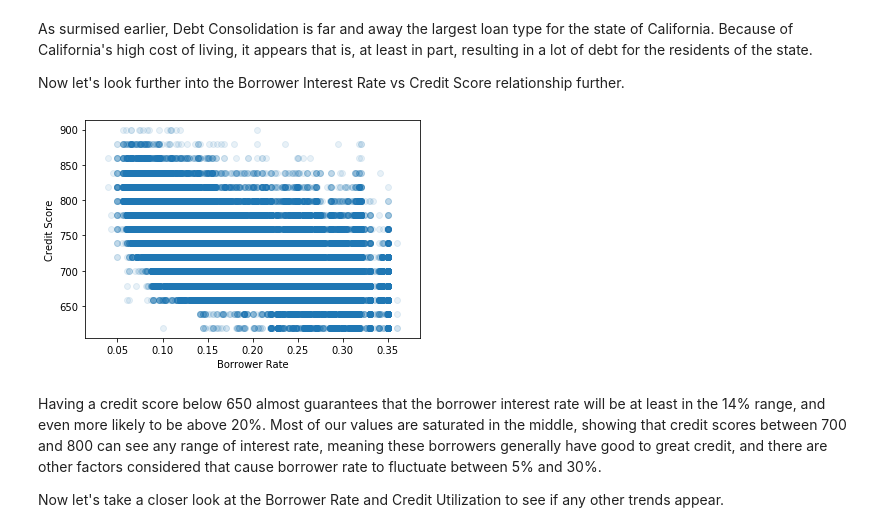
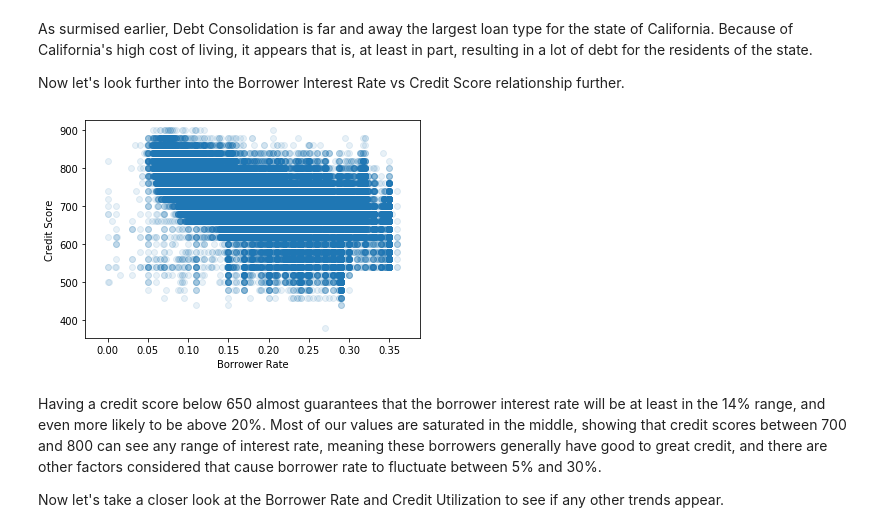
Before and after one commit to PhilipKarns/prosper_loan_data_visualization, a Jupyter notebook: prosper_loan_data_visualization.ipynb, the cells around one changed output. Cells and saved outputs as stored; diff of their text form; code cells hidden in the pictures.

```diff
--- a/prospect_loan_data_visualization.ipynb
+++ b/prosper_loan_data_visualization.ipynb
@@ -360,13 +365,15 @@ As surmised earlier, Debt Consolidation is far and away the largest loan type fo
 
 Now let's look further into the Borrower Interest Rate vs Credit Score relationship further.
 # %%
-# scatter plot of Prosper Score vs Credit Score
+# scatter plot of interest rate vs Credit Score
+loans_flag = (loans['CreditScoreRangeUpper'] > 300)
+loans_300 = loans.loc[loans_flag,:]
 
-plt.scatter(data = loans_sub, x = 'BorrowerRate', y = 'CreditScoreRangeUpper', alpha = 1/10)
+plt.scatter(data = loans_300, x = 'BorrowerRate', y = 'CreditScoreRangeUpper', alpha = 1/10)
 plt.xlabel('Borrower Rate')
 plt.ylabel('Credit Score');
 # %% [output]
-[figure, old version]
+[figure, new version]
 # %% [markdown]
 Having a credit score below 650 almost guarantees that the borrower interest rate will be at least in the 14% range, and even more likely to be above 20%. Most of our values are saturated in the middle, showing that credit scores between 700 and 800 can see any range of interest rate, meaning these borrowers generally have good to great credit, and there are other factors considered that cause borrower rate to fluctuate between 5% and 30%.
 
```
Also changed, not shown: parts of 7 cells of this notebook, 10 other files.
